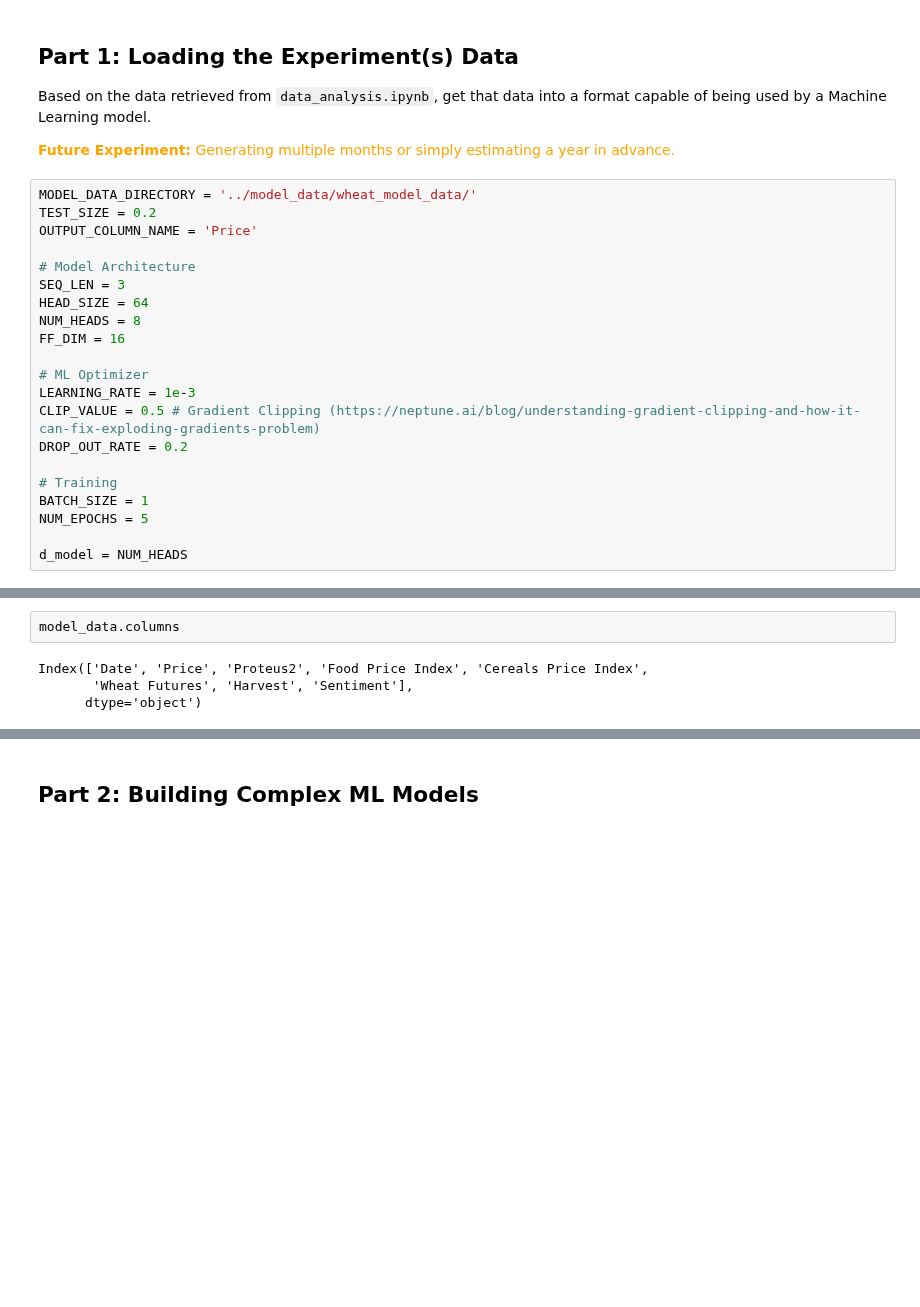
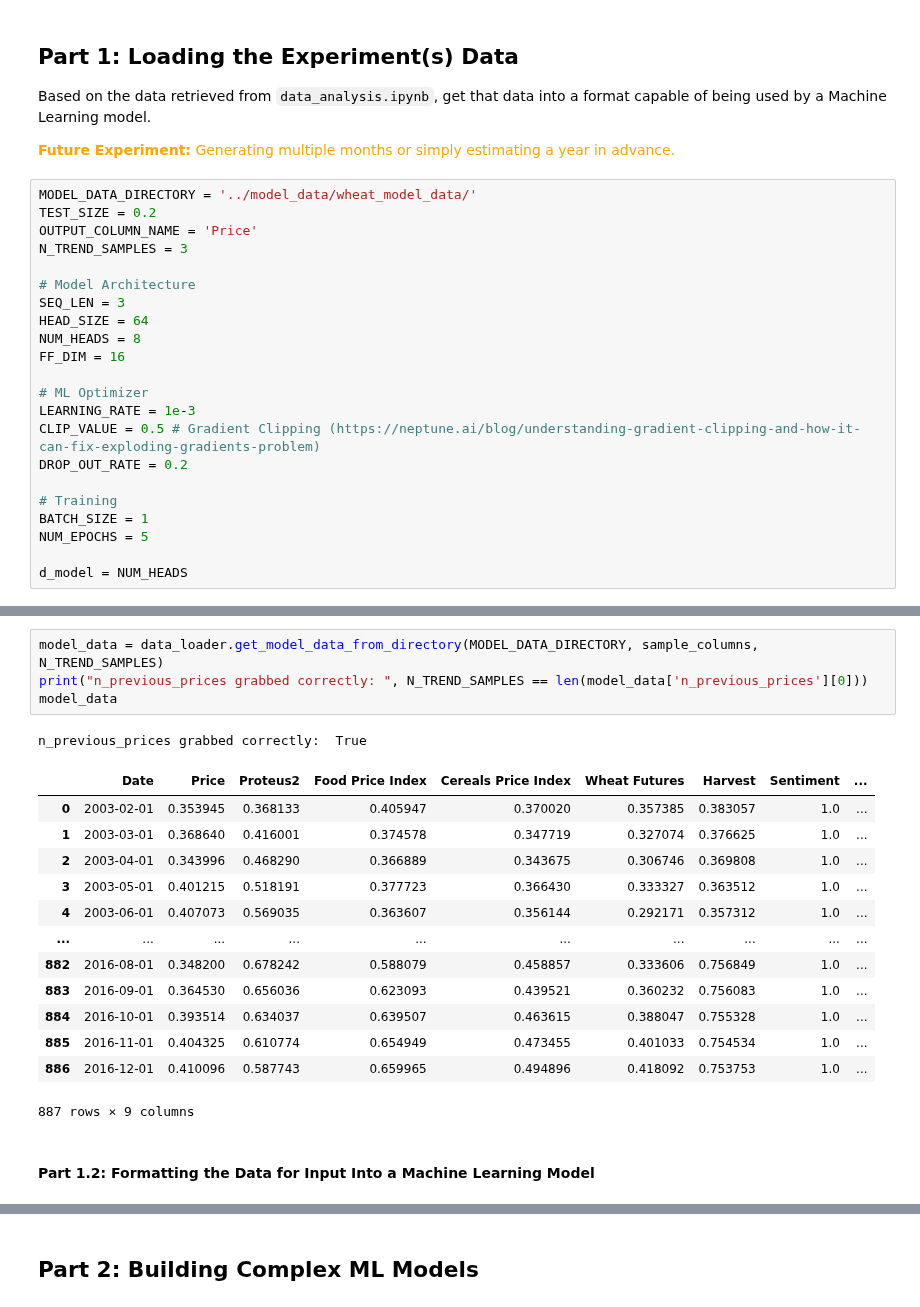
Before and after one commit to Benja-Pauls/Predicting-Commodity-Food-Pricing, a Jupyter notebook: pytorch_conversion/model_but_pytorch.ipynb, the cells around one changed output, grey strips where cells are left out. Cells and saved outputs as stored; diff of their text form; blank space fills up the shorter version.

```diff
--- a/pytorch_conversion/model_but_pytorch.ipynb
+++ b/pytorch_conversion/model_but_pytorch.ipynb
@@ -23,6 +23,7 @@ Based on the data retrieved from `data_analysis.ipynb`, get that data into a for
 MODEL_DATA_DIRECTORY = '../model_data/wheat_model_data/'
 TEST_SIZE = 0.2
 OUTPUT_COLUMN_NAME = 'Price'
+N_TREND_SAMPLES = 3
 
 # Model Architecture
 SEQ_LEN = 3
@@ -49,6 +71,21 @@ model_data = dl.get_data_from_dir(MODEL_DATA_DIRECTORY, sample_columns)
-# %%
-model_data.columns
-# %% [output]
-Index(['Date', 'Price', 'Proteus2', 'Food Price Index', 'Cereals Price Index',
-       'Wheat Futures', 'Harvest', 'Sentiment'],
-      dtype='object')
+# %%
+model_data = data_loader.get_model_data_from_directory(MODEL_DATA_DIRECTORY, sample_columns, N_TREND_SAMPLES)
+print("n_previous_prices grabbed correctly: ", N_TREND_SAMPLES == len(model_data['n_previous_prices'][0]))
+model_data
+# %% [output]
+n_previous_prices grabbed correctly:  True
+|  | Date | Price | Proteus2 | Food Price Index | Cereals Price Index | Wheat Futures | Harvest | Sentiment | ... |
+| 0 | 2003-02-01 | 0.353945 | 0.368133 | 0.405947 | 0.370020 | 0.357385 | 0.383057 | 1.0 | ... |
+| 1 | 2003-03-01 | 0.368640 | 0.416001 | 0.374578 | 0.347719 | 0.327074 | 0.376625 | 1.0 | ... |
+| 2 | 2003-04-01 | 0.343996 | 0.468290 | 0.366889 | 0.343675 | 0.306746 | 0.369808 | 1.0 | ... |
+| 3 | 2003-05-01 | 0.401215 | 0.518191 | 0.377723 | 0.366430 | 0.333327 | 0.363512 | 1.0 | ... |
+| 4 | 2003-06-01 | 0.407073 | 0.569035 | 0.363607 | 0.356144 | 0.292171 | 0.357312 | 1.0 | ... |
+| ... | ... | ... | ... | ... | ... | ... | ... | ... | ... |
+| 882 | 2016-08-01 | 0.348200 | 0.678242 | 0.588079 | 0.458857 | 0.333606 | 0.756849 | 1.0 | ... |
+| 883 | 2016-09-01 | 0.364530 | 0.656036 | 0.623093 | 0.439521 | 0.360232 | 0.756083 | 1.0 | ... |
+| 884 | 2016-10-01 | 0.393514 | 0.634037 | 0.639507 | 0.463615 | 0.388047 | 0.755328 | 1.0 | ... |
+| 885 | 2016-11-01 | 0.404325 | 0.610774 | 0.654949 | 0.473455 | 0.401033 | 0.754534 | 1.0 | ... |
+| 886 | 2016-12-01 | 0.410096 | 0.587743 | 0.659965 | 0.494896 | 0.418092 | 0.753753 | 1.0 | ... |
+887 rows × 9 columns
+# %% [markdown]
+#### Part 1.2: Formatting the Data for Input Into a Machine Learning Model
```
Also changed, not shown: parts of 7 cells of this notebook, 2 other files.
